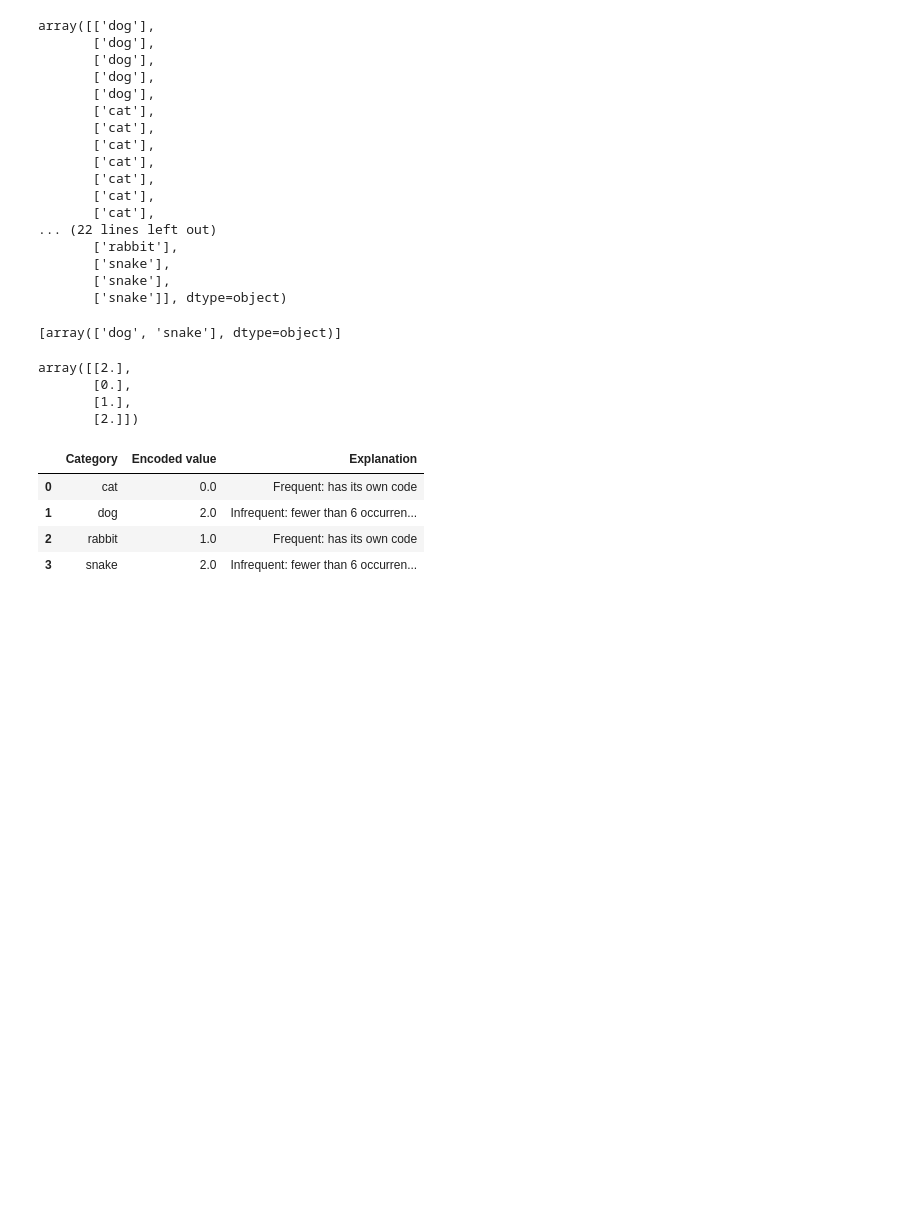
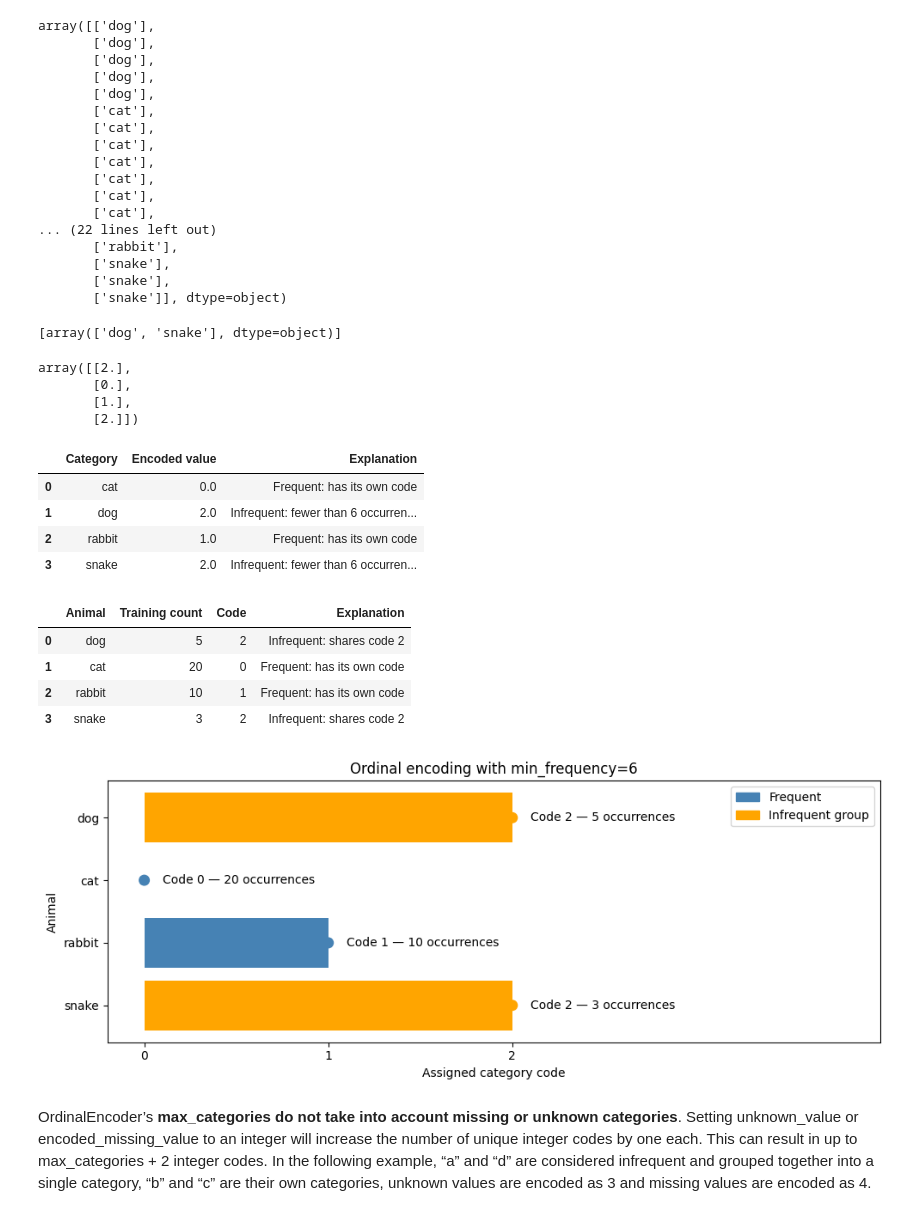
Before and after one commit to nirvana644/IATD-Machine-Learning-Algorithms, a Jupyter notebook: week_1_lesson_4_scikit.ipynb, the cells around one changed output. Cells and saved outputs as stored; diff of their text form; code cells hidden in the pictures; blank space fills up the shorter version.

```diff
--- a/week_1_lesson_4_scikit.ipynb
+++ b/week_1_lesson_4_scikit.ipynb
@@ -624,3 +624,79 @@ display(pd.DataFrame({
 | 1 | dog | 2.0 | Infrequent: fewer than 6 occurren... |
 | 2 | rabbit | 1.0 | Frequent: has its own code |
 | 3 | snake | 2.0 | Infrequent: fewer than 6 occurren... |
+# %%
+import numpy as np
+import pandas as pd
+import matplotlib.pyplot as plt
+from matplotlib.patches import Patch
+from sklearn import preprocessing
+
+X = np.array([
+    ['dog'] * 5 + ['cat'] * 20 + ['rabbit'] * 10 + ['snake'] * 3
+], dtype=object).T
+
+enc = preprocessing.OrdinalEncoder(min_frequency=6).fit(X)
+
+# Explicitly include all four animals
+animals = np.array(['dog', 'cat', 'rabbit', 'snake'])
+codes = enc.transform(animals.reshape(-1, 1)).ravel().astype(int)
+counts = [(X[:, 0] == animal).sum() for animal in animals]
+infrequent = enc.infrequent_categories_[0]
+is_infrequent = [animal in infrequent for animal in animals]
+
+summary = pd.DataFrame({
+    "Animal": animals,
+    "Training count": counts,
+    "Code": codes,
+    "Explanation": [
+        "Infrequent: shares code 2"
+        if rare else "Frequent: has its own code"
+        for rare in is_infrequent
+    ]
+})
+
+display(summary)
+
+# Plot the assigned codes
+colours = [
+    "orange" if rare else "steelblue"
+    for rare in is_infrequent
+]
+
+fig, ax = plt.subplots(figsize=(10, 4))
+
+ax.barh(animals, codes, color=colours)
+ax.scatter(codes, animals, color=colours, s=70, zorder=3)
+
+for i, (code, count) in enumerate(zip(codes, counts)):
+    ax.text(
+        code + 0.1, i,
+        f"Code {code} — {count} occurrences",
+        va="center"
+    )
+
+ax.invert_yaxis()
+ax.set(
+    xlabel="Assigned category code",
+    ylabel="Animal",
+    title="Ordinal encoding with min_frequency=6",
+    xticks=[0, 1, 2],
+    xlim=(-0.2, 4)
+)
+
+ax.legend(handles=[
+    Patch(color="steelblue", label="Frequent"),
+    Patch(color="orange", label="Infrequent group")
+])
+
+plt.tight_layout()
+plt.show()
+# %% [output]
+|  | Animal | Training count | Code | Explanation |
+| 0 | dog | 5 | 2 | Infrequent: shares code 2 |
+| 1 | cat | 20 | 0 | Frequent: has its own code |
+| 2 | rabbit | 10 | 1 | Frequent: has its own code |
+| 3 | snake | 3 | 2 | Infrequent: shares code 2 |
+[figure, added]
+# %% [markdown]
+OrdinalEncoder’s **max_categories do not take into account missing or unknown categories**. Setting unknown_value or encoded_missing_value to an integer will increase the number of unique integer codes by one each. This can result in up to max_categories + 2 integer codes. In the following example, “a” and “d” are considered infrequent and grouped together into a single category, “b” and “c” are their own categories, unknown values are encoded as 3 and missing values are encoded as 4.
```
Also changed, not shown: parts of 39 cells of this notebook, 2 other files.
